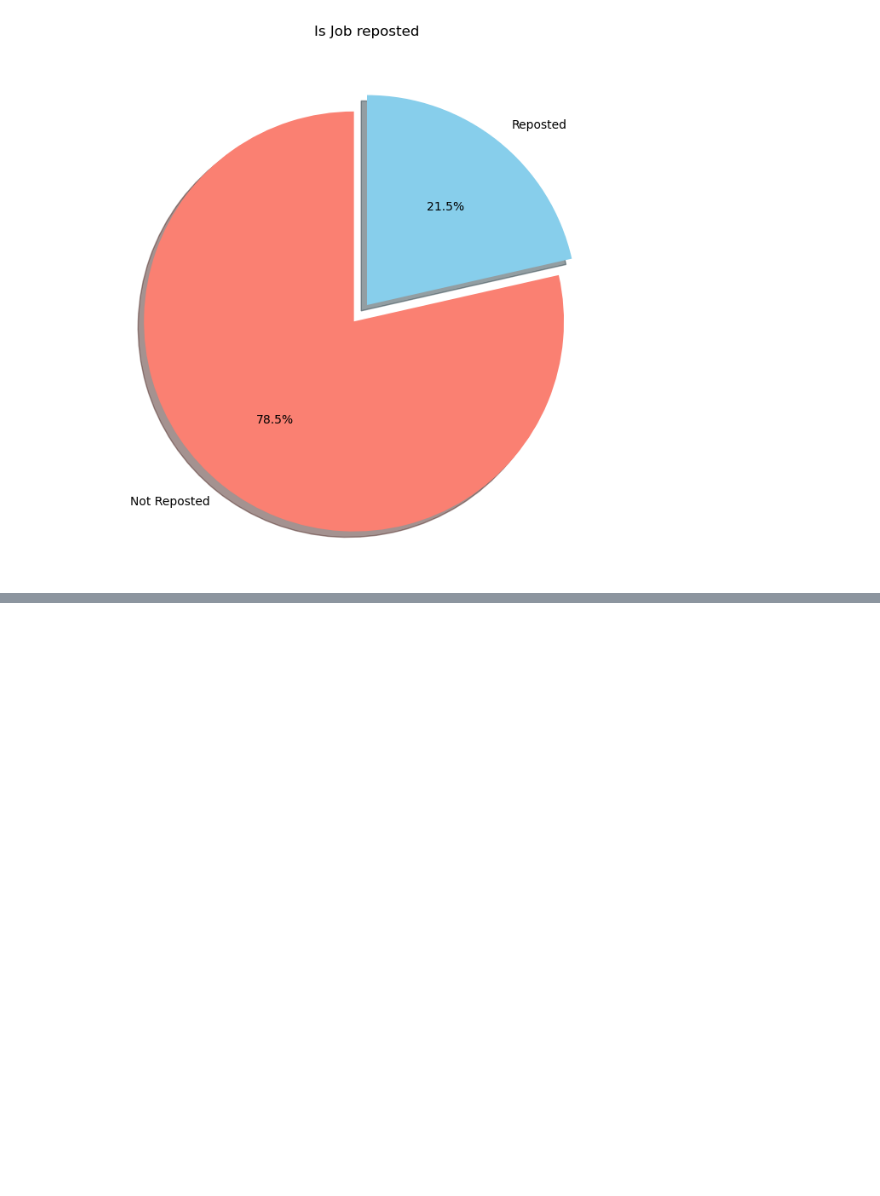
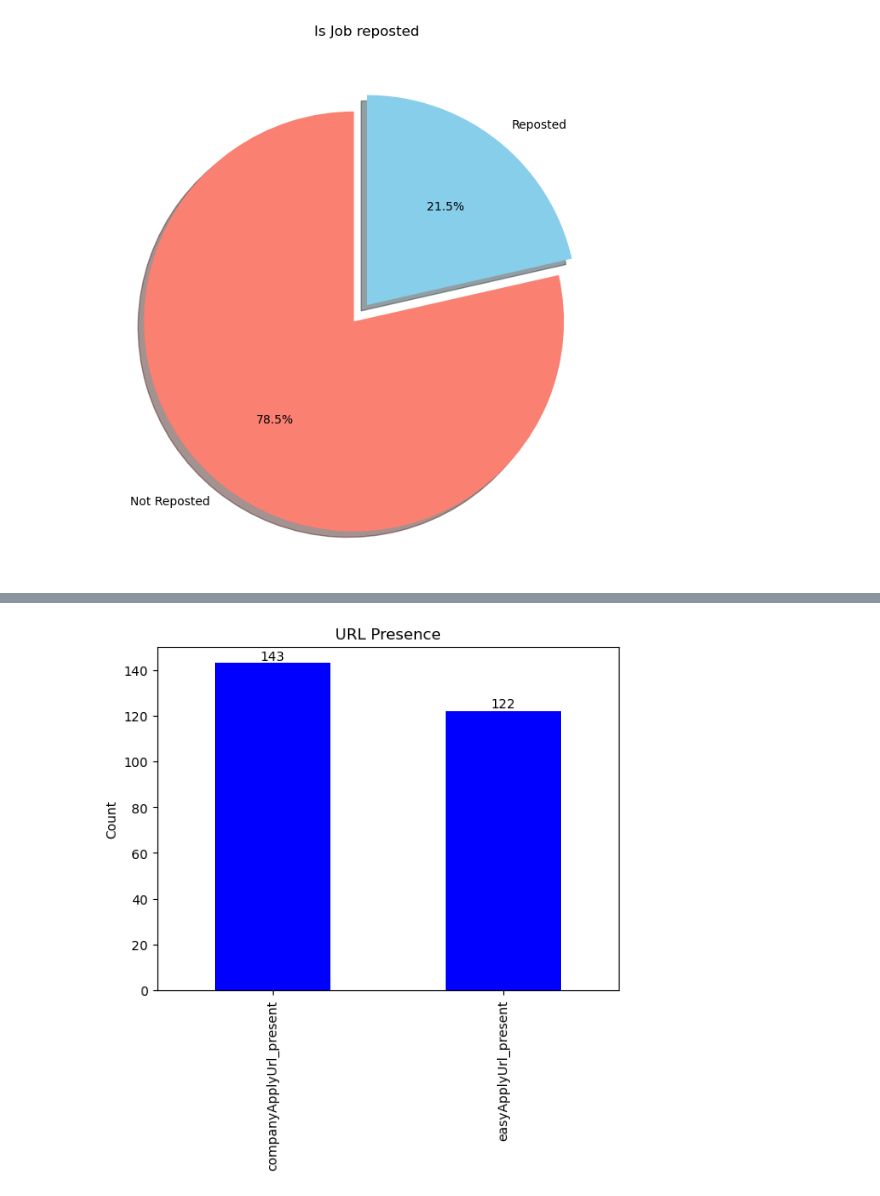
Before and after one commit to B-Kosev/social-media-linkedin-analyis, a Jupyter notebook: LinkedIn_Analysis.ipynb, the cells around one changed output, grey strips where cells are left out. Cells and saved outputs as stored; diff of their text form; code cells hidden in the pictures; blank space fills up the shorter version.

```diff
--- a/LinkedIn_Analysis.ipynb
+++ b/LinkedIn_Analysis.ipynb
@@ -384,0 +467,14 @@ plt.show()
+# %%
+# Create boolean columns for URL presence
+url_presence = unique_columns_df[['companyApplyUrl_present', 'easyApplyUrl_present']].sum()
+
+ax = url_presence.plot(kind='bar', title='URL Presence', color='blue')
+plt.ylabel('Count')
+
+# Add counts on top of the bars
+for i, count in enumerate(url_presence):
+    plt.text(i, count + 0.1, str(count), ha='center', va='bottom')
+
+plt.show()
+# %% [output]
+[figure, added]
```
Also changed, not shown: parts of 17 cells of this notebook.
